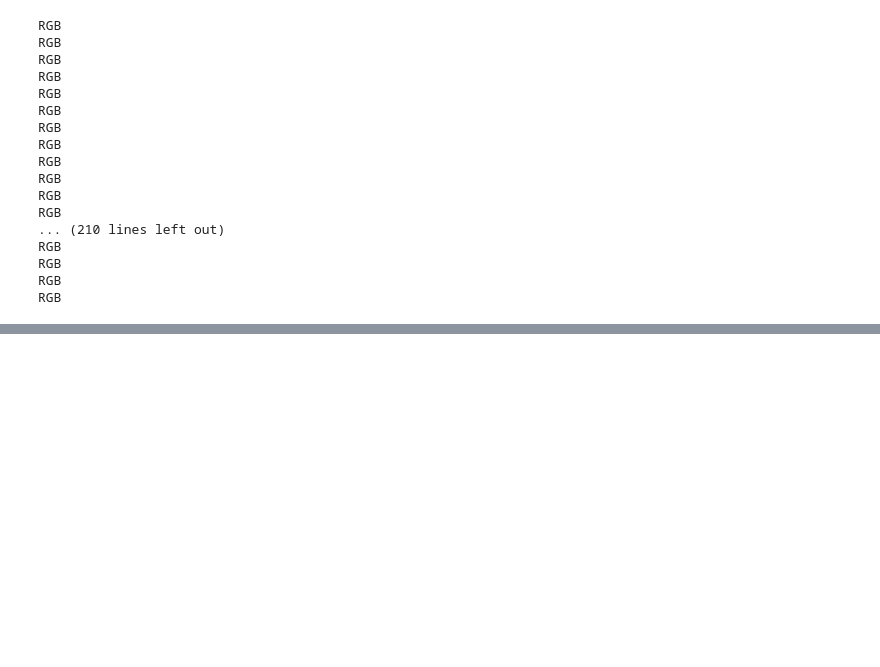
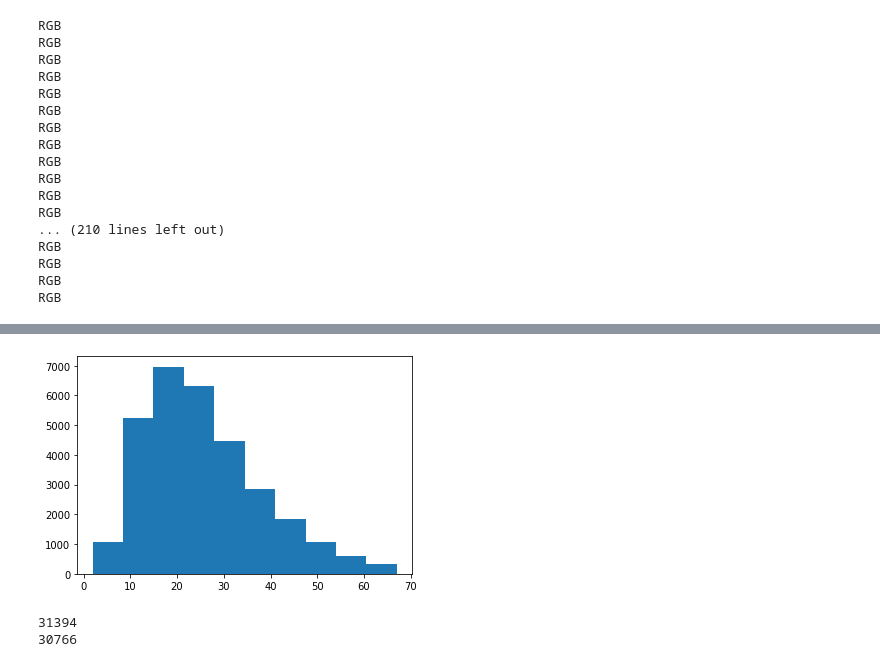
Before and after one commit to imansrf/disaster_area_identification, a Jupyter notebook: Identification_Disaster__Area.ipynb, the cells around one changed output, grey strips where cells are left out. Drawn from its saved outputs; the diff is of its cells as text; code cells hidden in the pictures; blank space fills up the shorter version.

```diff
--- a/Identification_Disaster__Area.ipynb
+++ b/Identification_Disaster__Area.ipynb
@@ -89,0 +248,12 @@ for f in post_tsunami_labels:
+# %%
+cropped_widths = [x for x in polygon_widths if x <= crop_lim]
+plt.hist(cropped_widths)
+plt.show()
+# %% [output]
+[figure, added]
+# %%
+print(len(polygon_widths))
+print(len(cropped_widths))
+# %% [output]
+31394
+30766
```
Also changed, not shown: parts of 25 cells of this notebook.
